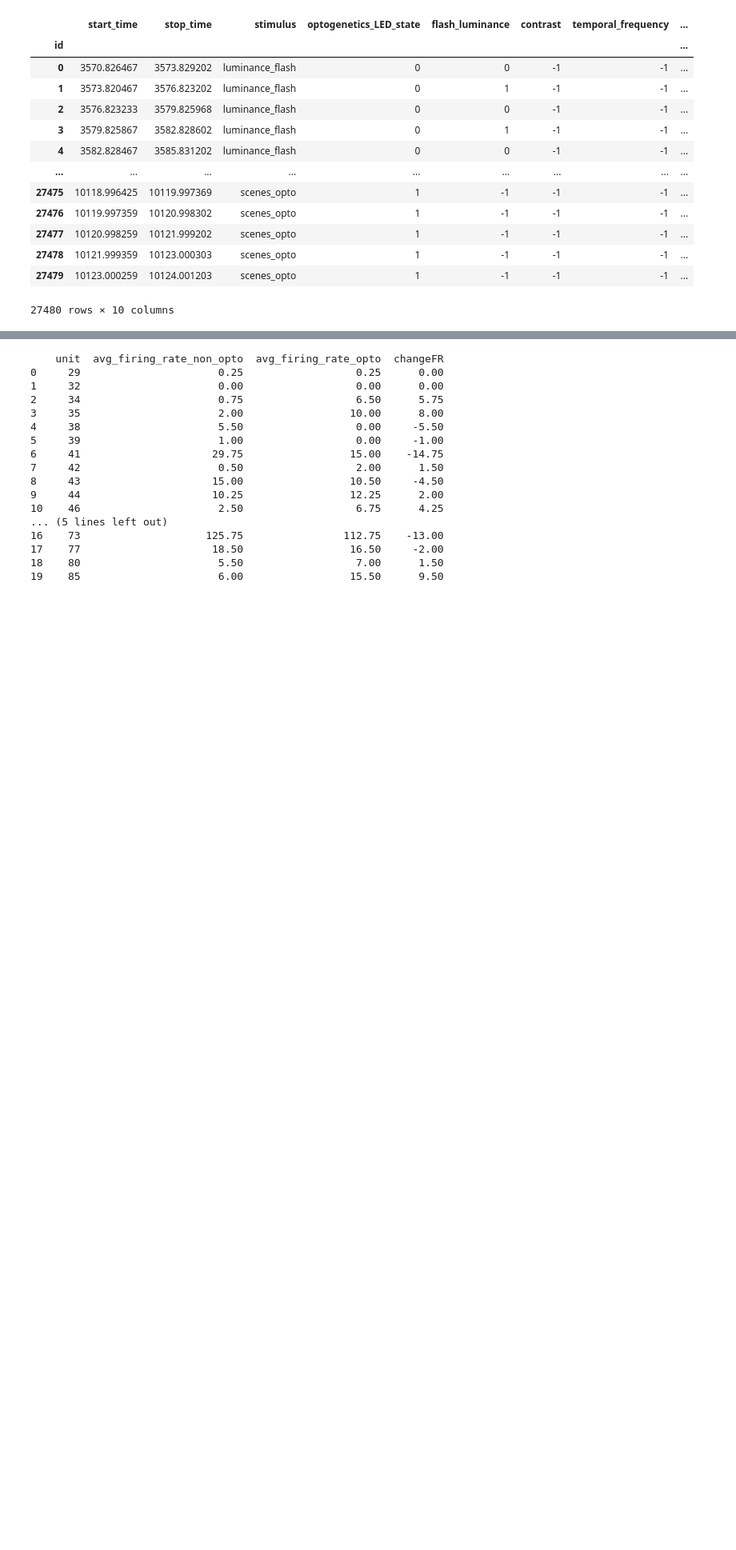
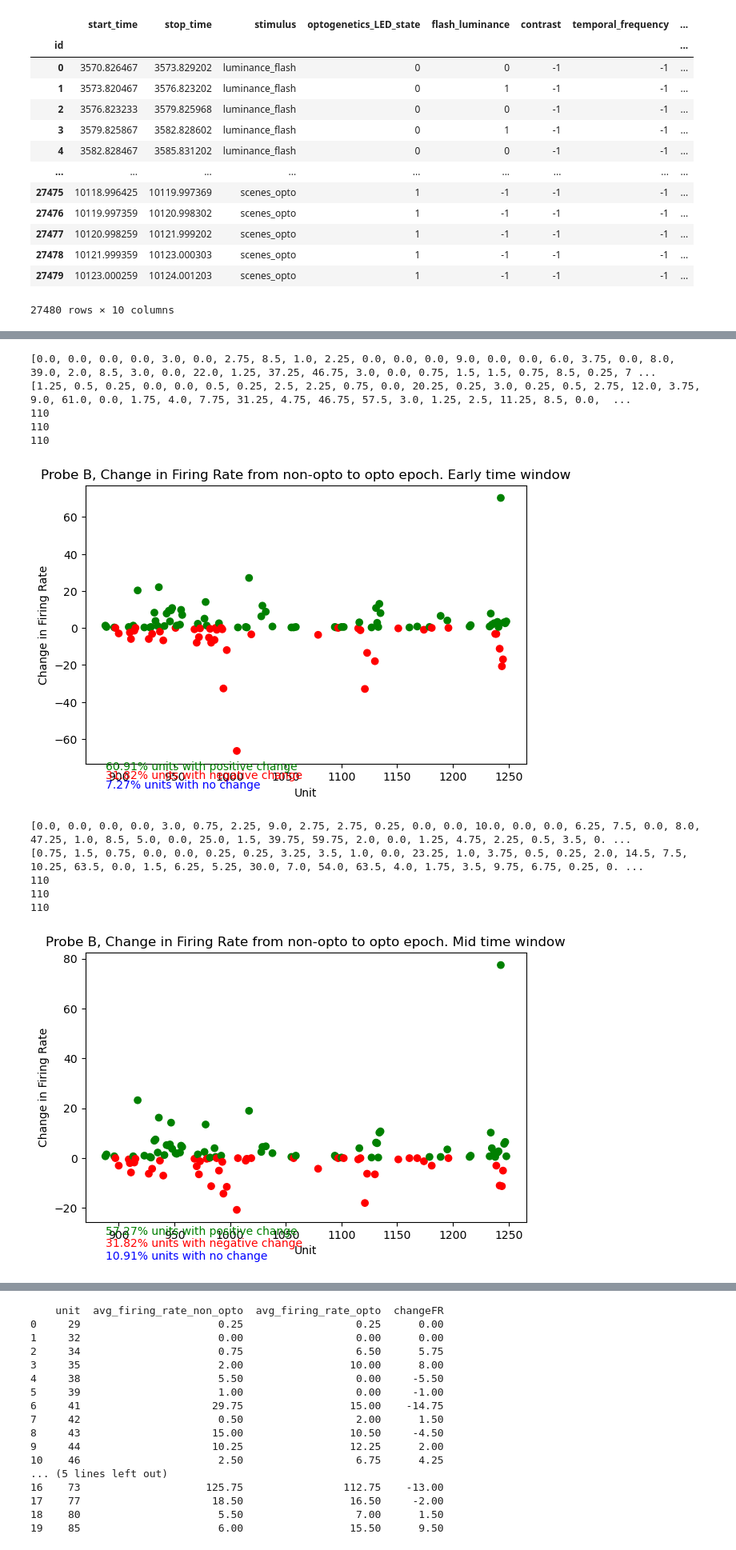
Before and after one commit to granthughes1999/nwb, a Jupyter notebook: Rotation_files/paBoNT2_analysis_grant.ipynb, the cells around one changed output, grey strips where cells are left out. Shown: that part at 80% size. Cells and saved outputs as stored; diff of their text form; code cells hidden in the pictures; blank space fills up the shorter version.

```diff
--- a/Rotation_files/paBoNT2_analysis_grant.ipynb
+++ b/Rotation_files/paBoNT2_analysis_grant.ipynb
@@ -2219,0 +2352,23 @@ paBont2.trials()
+# %%
+
+path = r"G:/Grant/rotation/2023-09-29_16-07-39_PaBont2/plots/summary_plots/earlyWindow/probeB/"
+fr_early = paBont2.scatter_plot_2("B","LM","Early",path,0,0.04, 0.08,0.005)
+
+path = r"G:/Grant/rotation/2023-09-29_16-07-39_PaBont2/plots/summary_plots/midWindow/probeB/"
+fr_mid = paBont2.scatter_plot_2("B","LM",'Mid',path,0,0.04, 0.12,0.005)
+
+path = r"G:/Grant/rotation/2023-09-29_16-07-39_PaBont2/plots/summary_plots/lateWindow/probeB/"
+fr_late = paBont2.scatter_plot_2("B","LM",'Late',path,0,0.04, 0.16,0.005)
+# %% [output]
+[0.0, 0.0, 0.0, 0.0, 3.0, 0.0, 2.75, 8.5, 1.0, 2.25, 0.0, 0.0, 0.0, 9.0, 0.0, 0.0, 6.0, 3.75, 0.0, 8.0, 39.0, 2.0, 8.5, 3.0, 0.0, 22.0, 1.25, 37.25, 46.75, 3.0, 0.0, 0.75, 1.5, 1.5, 0.75, 8.5, 0.25, 7 ...
+[1.25, 0.5, 0.25, 0.0, 0.0, 0.5, 0.25, 2.5, 2.25, 0.75, 0.0, 20.25, 0.25, 3.0, 0.25, 0.5, 2.75, 12.0, 3.75, 9.0, 61.0, 0.0, 1.75, 4.0, 7.75, 31.25, 4.75, 46.75, 57.5, 3.0, 1.25, 2.5, 11.25, 8.5, 0.0,  ...
+110
+110
+110
+[figure, added]
+[0.0, 0.0, 0.0, 0.0, 3.0, 0.75, 2.25, 9.0, 2.75, 2.75, 0.25, 0.0, 0.0, 10.0, 0.0, 0.0, 6.25, 7.5, 0.0, 8.0, 47.25, 1.0, 8.5, 5.0, 0.0, 25.0, 1.5, 39.75, 59.75, 2.0, 0.0, 1.25, 4.75, 2.25, 0.5, 3.5, 0. ...
+[0.75, 1.5, 0.75, 0.0, 0.0, 0.25, 0.25, 3.25, 3.5, 1.0, 0.0, 23.25, 1.0, 3.75, 0.5, 0.25, 2.0, 14.5, 7.5, 10.25, 63.5, 0.0, 1.5, 6.25, 5.25, 30.0, 7.0, 54.0, 63.5, 4.0, 1.75, 3.5, 9.75, 6.75, 0.25, 0. ...
+110
+110
+110
+[figure, added]
```
Also changed, not shown: parts of 11 cells of this notebook.
